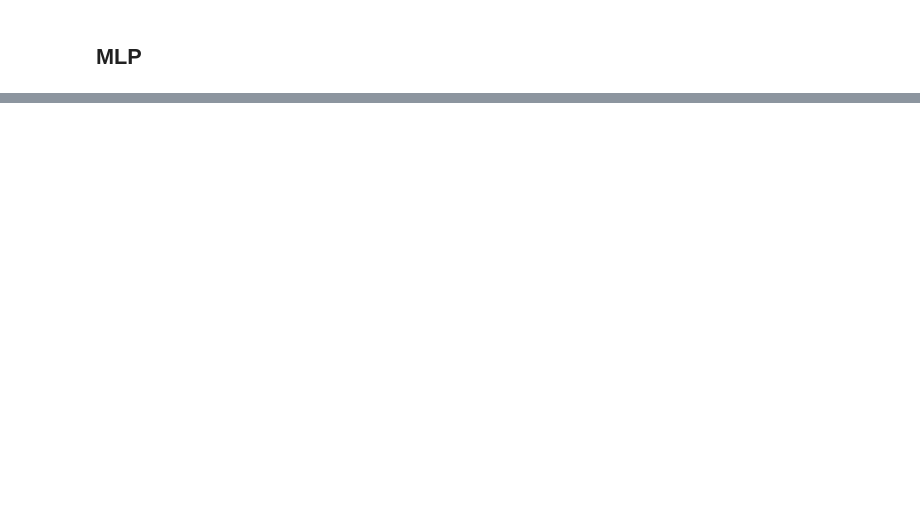
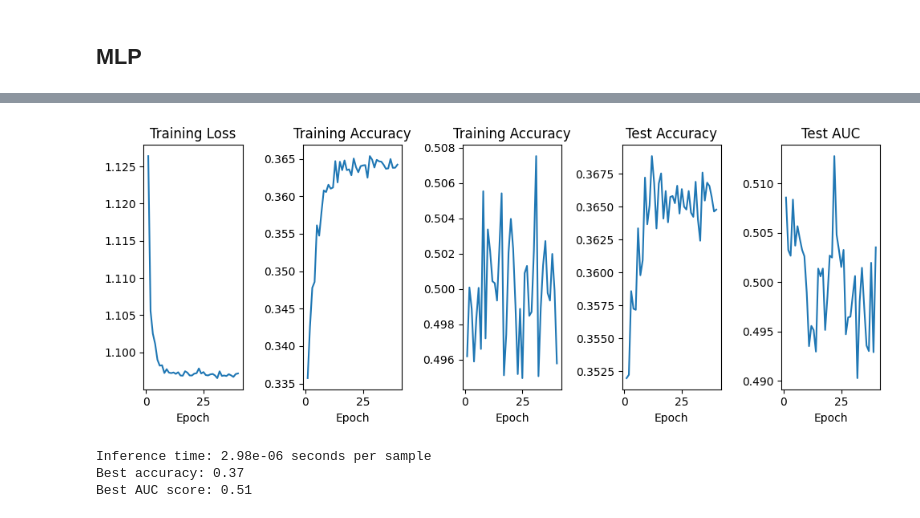
Before and after one commit to paavalipopov/crypto_proj, a Jupyter notebook: main.ipynb, the cells around one changed output, grey strips where cells are left out. Saved outputs shown, nothing was run; the diff lists cells and outputs as text; code cells hidden in the pictures; blank space fills up the shorter version.

```diff
--- a/main.ipynb
+++ b/main.ipynb
@@ -323,2 +337,9 @@ Inference time: 7.66e-06 seconds per sample
 Best accuracy: 0.37
 Best AUC score: 0.51
+# %%
+train_and_evaluate(load_encrypted, "Salsa", MLP, with_entropy=False, reload_data=True, num_epochs=40)
+# %% [output]
+[figure, added]
+Inference time: 2.98e-06 seconds per sample
+Best accuracy: 0.37
+Best AUC score: 0.51
```
Also changed, not shown: parts of 23 cells of this notebook, 3 other files.
